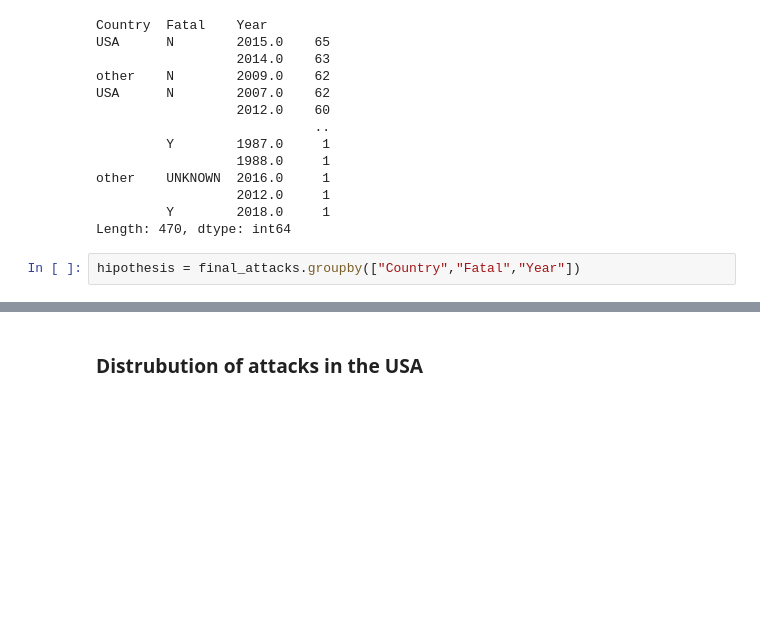
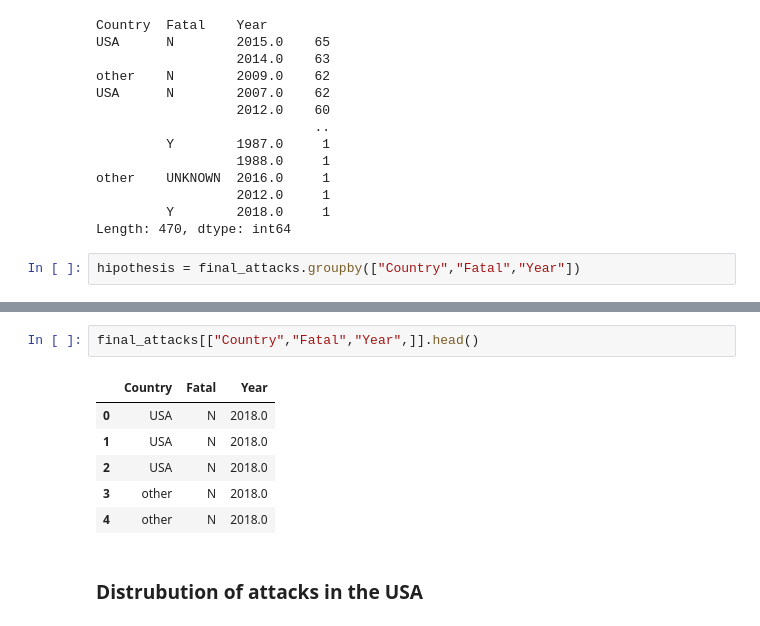
Before and after one commit to angelanavarrog/Pandas-project-Sharks-attacks, a Jupyter notebook: Output/Analysis.ipynb, the cells around one changed output, grey strips where cells are left out. Drawn from its saved outputs; the diff is of its cells as text; blank space fills up the shorter version.

```diff
--- a/Output/Analysis.ipynb
+++ b/Output/Analysis.ipynb
@@ -51,3 +33,12 @@ hipothesis.describe()
+# %%
+final_attacks[["Country","Fatal","Year",]].head()
+# %% [output]
+|  | Country | Fatal | Year |
+| 0 | USA | N | 2018.0 |
+| 1 | USA | N | 2018.0 |
+| 2 | USA | N | 2018.0 |
+| 3 | other | N | 2018.0 |
+| 4 | other | N | 2018.0 |
 # %% [markdown]
 ### Distrubution of attacks in the USA
 # %%
```
Also changed, not shown: parts of 1 cell of this notebook.
